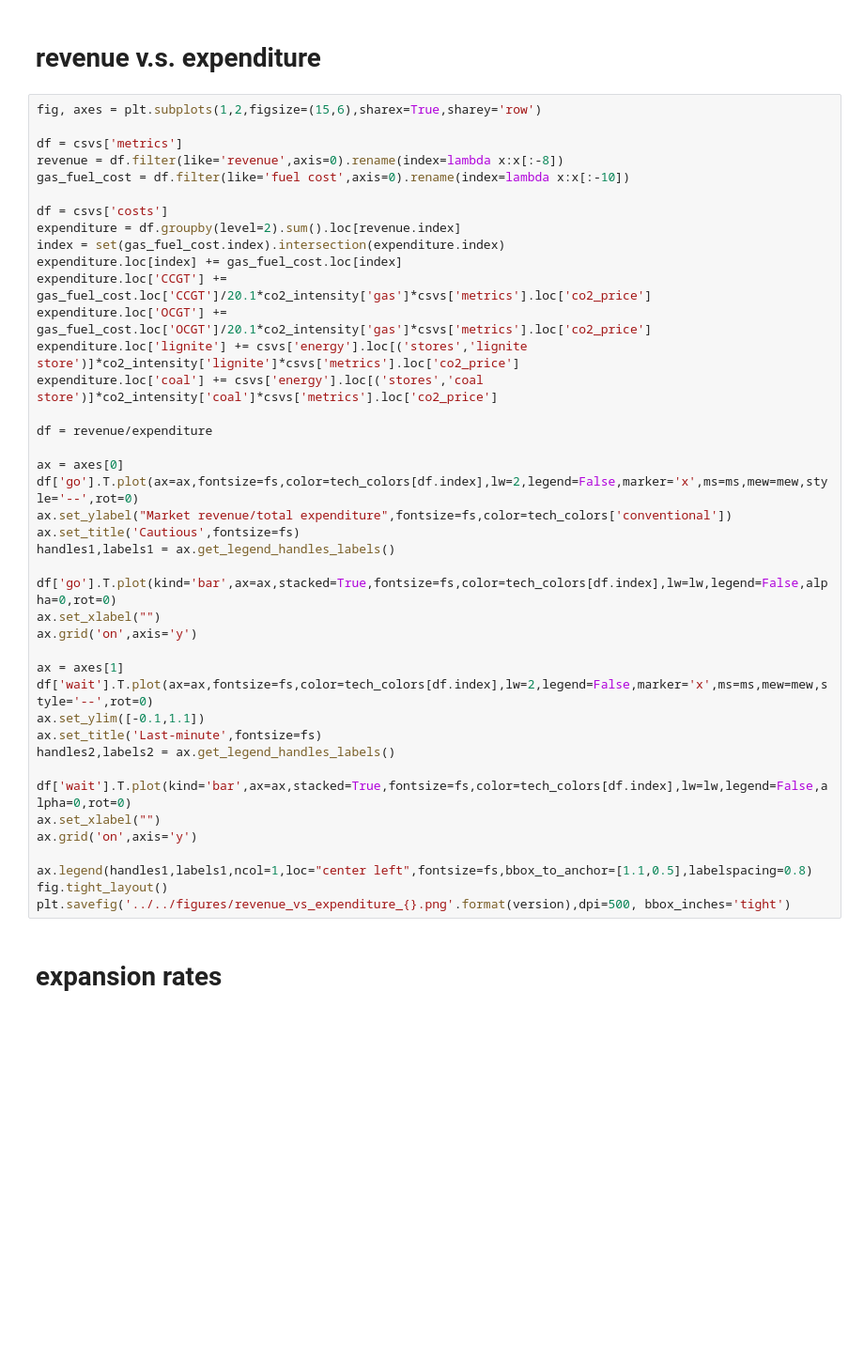
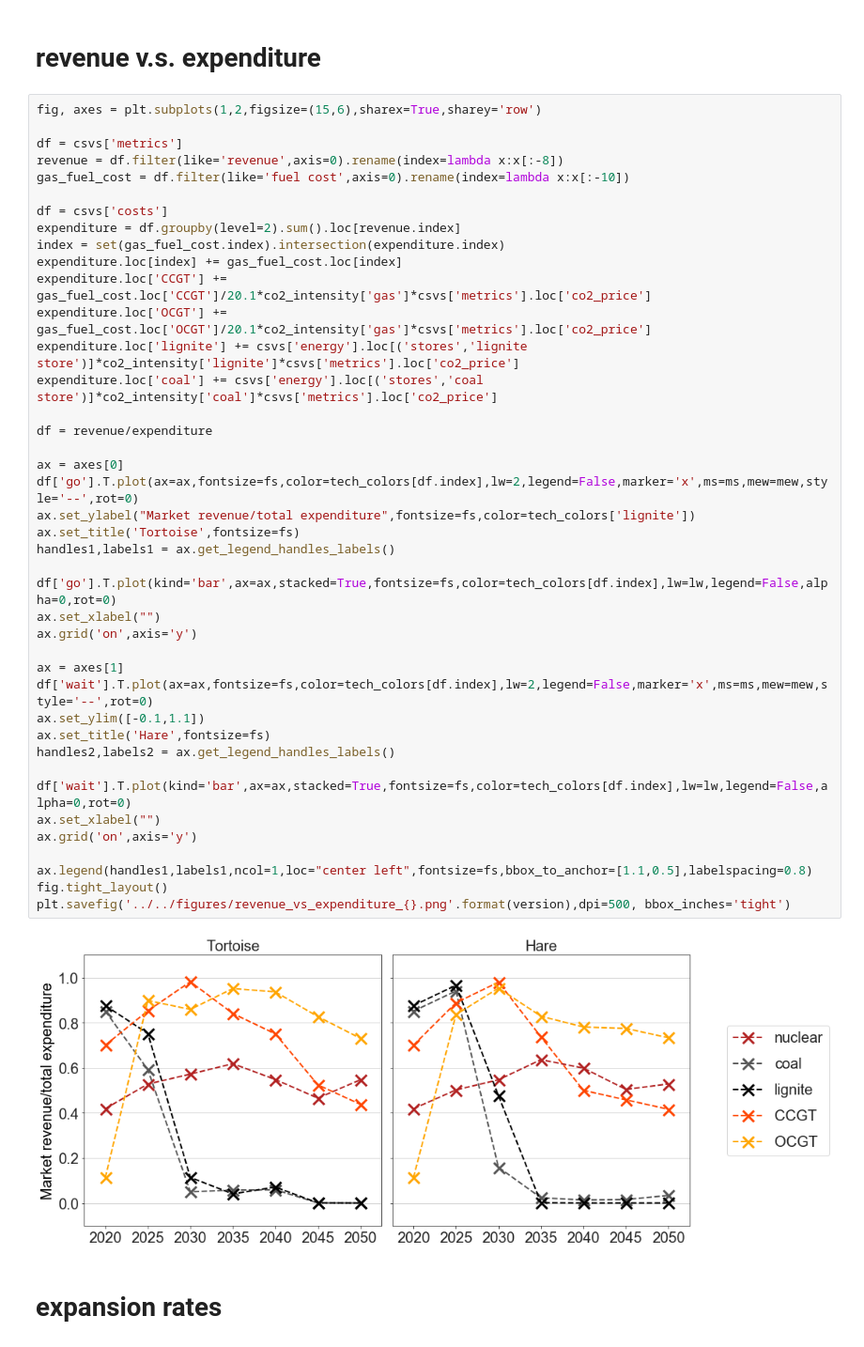
Before and after one commit to martavp/pypsa-eur-sec-30-path, a Jupyter notebook: paper_graphics/notebooks/summary_plot.ipynb, the cells around one changed output. Shown: that part at 94% size. Saved outputs shown, nothing was run; the diff lists cells and outputs as text; blank space fills up the shorter version.

```diff
--- a/paper_graphics/notebooks/summary_plot.ipynb
+++ b/paper_graphics/notebooks/summary_plot.ipynb
@@ -283,36 +283,38 @@ df = csvs['costs']
 expenditure = df.groupby(level=2).sum().loc[revenue.index]
 index = set(gas_fuel_cost.index).intersection(expenditure.index)
 expenditure.loc[index] += gas_fuel_cost.loc[index]
 expenditure.loc['CCGT'] += gas_fuel_cost.loc['CCGT']/20.1*co2_intensity['gas']*csvs['metrics'].loc['co2_price']
 expenditure.loc['OCGT'] += gas_fuel_cost.loc['OCGT']/20.1*co2_intensity['gas']*csvs['metrics'].loc['co2_price']
 expenditure.loc['lignite'] += csvs['energy'].loc[('stores','lignite store')]*co2_intensity['lignite']*csvs['metrics'].loc['co2_price']
 expenditure.loc['coal'] += csvs['energy'].loc[('stores','coal store')]*co2_intensity['coal']*csvs['metrics'].loc['co2_price']
 
 df = revenue/expenditure
 
 ax = axes[0]
 df['go'].T.plot(ax=ax,fontsize=fs,color=tech_colors[df.index],lw=2,legend=False,marker='x',ms=ms,mew=mew,style='--',rot=0)
-ax.set_ylabel("Market revenue/total expenditure",fontsize=fs,color=tech_colors['conventional'])
-ax.set_title('Cautious',fontsize=fs)
+ax.set_ylabel("Market revenue/total expenditure",fontsize=fs,color=tech_colors['lignite'])
+ax.set_title('Tortoise',fontsize=fs)
 handles1,labels1 = ax.get_legend_handles_labels()
 
 df['go'].T.plot(kind='bar',ax=ax,stacked=True,fontsize=fs,color=tech_colors[df.index],lw=lw,legend=False,alpha=0,rot=0)
 ax.set_xlabel("")
 ax.grid('on',axis='y')
 
 ax = axes[1]
 df['wait'].T.plot(ax=ax,fontsize=fs,color=tech_colors[df.index],lw=2,legend=False,marker='x',ms=ms,mew=mew,style='--',rot=0)
 ax.set_ylim([-0.1,1.1])
-ax.set_title('Last-minute',fontsize=fs)
+ax.set_title('Hare',fontsize=fs)
 handles2,labels2 = ax.get_legend_handles_labels()
 
 df['wait'].T.plot(kind='bar',ax=ax,stacked=True,fontsize=fs,color=tech_colors[df.index],lw=lw,legend=False,alpha=0,rot=0)
 ax.set_xlabel("")
 ax.grid('on',axis='y')
 
 ax.legend(handles1,labels1,ncol=1,loc="center left",fontsize=fs,bbox_to_anchor=[1.1,0.5],labelspacing=0.8)
 fig.tight_layout()
 plt.savefig('../../figures/revenue_vs_expenditure_{}.png'.format(version),dpi=500, bbox_inches='tight')
+# %% [output]
+[figure, added]
 # %% [markdown]
 # expansion rates
 # %%
```
Also changed, not shown: parts of 7 cells of this notebook, 21 other files.
